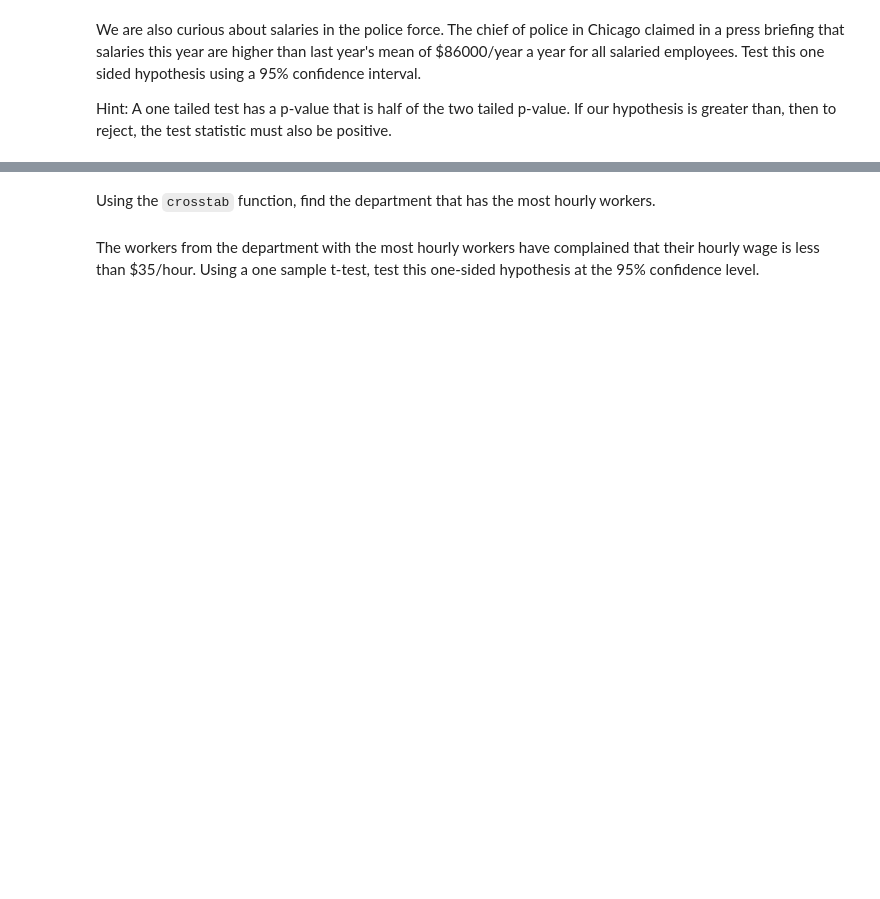
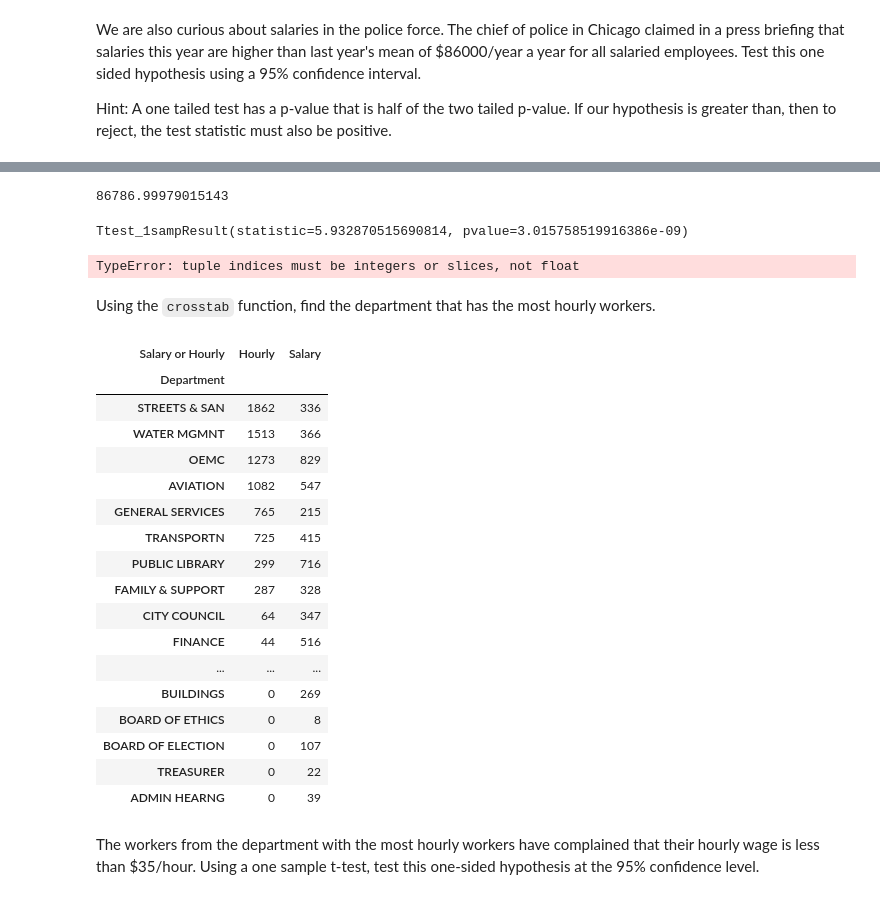
Before and after one commit to vikkieessien/data-pt-ber-08-20, a Jupyter notebook: Labs/module-2_labs/02_probabilities/03_lab-hypothesis-testing/your-code/main.ipynb, the cells around one changed output, grey strips where cells are left out. Drawn from its saved outputs; the diff is of its cells as text; code cells hidden in the pictures; blank space fills up the shorter version.

```diff
--- a/Labs/module-2_labs/02_probabilities/03_lab-hypothesis-testing/your-code/main.ipynb
+++ b/Labs/module-2_labs/02_probabilities/03_lab-hypothesis-testing/your-code/main.ipynb
@@ -71,2 +148,15 @@ Hint: A one tailed test has a p-value that is half of the two tailed p-value. If
+# %%
+df1 = salaries[salaries['Salary or Hourly']== 'Salary']
+df1['Annual Salary'].mean()
+# %% [output]
+86786.99979015143
+# %%
+pvals = stats.ttest_1samp(df1['Annual Salary'], 86000)
+print(pvals)
+print('pval is divided by 2:', pvals[1/2]) # divided by 2 because ttest_1samp returns pval of two sides test
+print('We can reject the null hypothesis . the mean annual salary is with significance probabilities')
+# %% [output]
+Ttest_1sampResult(statistic=5.932870515690814, pvalue=3.015758519916386e-09)
+TypeError: tuple indices must be integers or slices, not float
 # %% [markdown]
 Using the `crosstab` function, find the department that has the most hourly workers.
@@ -75,2 +163,28 @@ Using the `crosstab` function, find the department that has the most hourly work
+# %%
+# Your code here:
+
+# pd.crosstab(a, [b, c], rownames=['a'], colnames=['b', 'c'])
+# pd.crosstab(foo, bar)
+workers = pd.crosstab(salaries.Department, salaries['Salary or Hourly'])
+workers.sort_values('Hourly', ascending = False)
+# %% [output]
+| Salary or Hourly | Hourly | Salary |
+| Department |  |  |
+| STREETS & SAN | 1862 | 336 |
+| WATER MGMNT | 1513 | 366 |
+| OEMC | 1273 | 829 |
+| AVIATION | 1082 | 547 |
+| GENERAL SERVICES | 765 | 215 |
+| TRANSPORTN | 725 | 415 |
+| PUBLIC LIBRARY | 299 | 716 |
+| FAMILY & SUPPORT | 287 | 328 |
+| CITY COUNCIL | 64 | 347 |
+| FINANCE | 44 | 516 |
+| ... | ... | ... |
+| BUILDINGS | 0 | 269 |
+| BOARD OF ETHICS | 0 | 8 |
+| BOARD OF ELECTION | 0 | 107 |
+| TREASURER | 0 | 22 |
+| ADMIN HEARNG | 0 | 39 |
 # %% [markdown]
 The workers from the department with the most hourly workers have complained that their hourly wage is less than $35/hour. Using a one sample t-test, test this one-sided hypothesis at the 95% confidence level.
```
Also changed, not shown: parts of 15 cells of this notebook, 4 other files.
